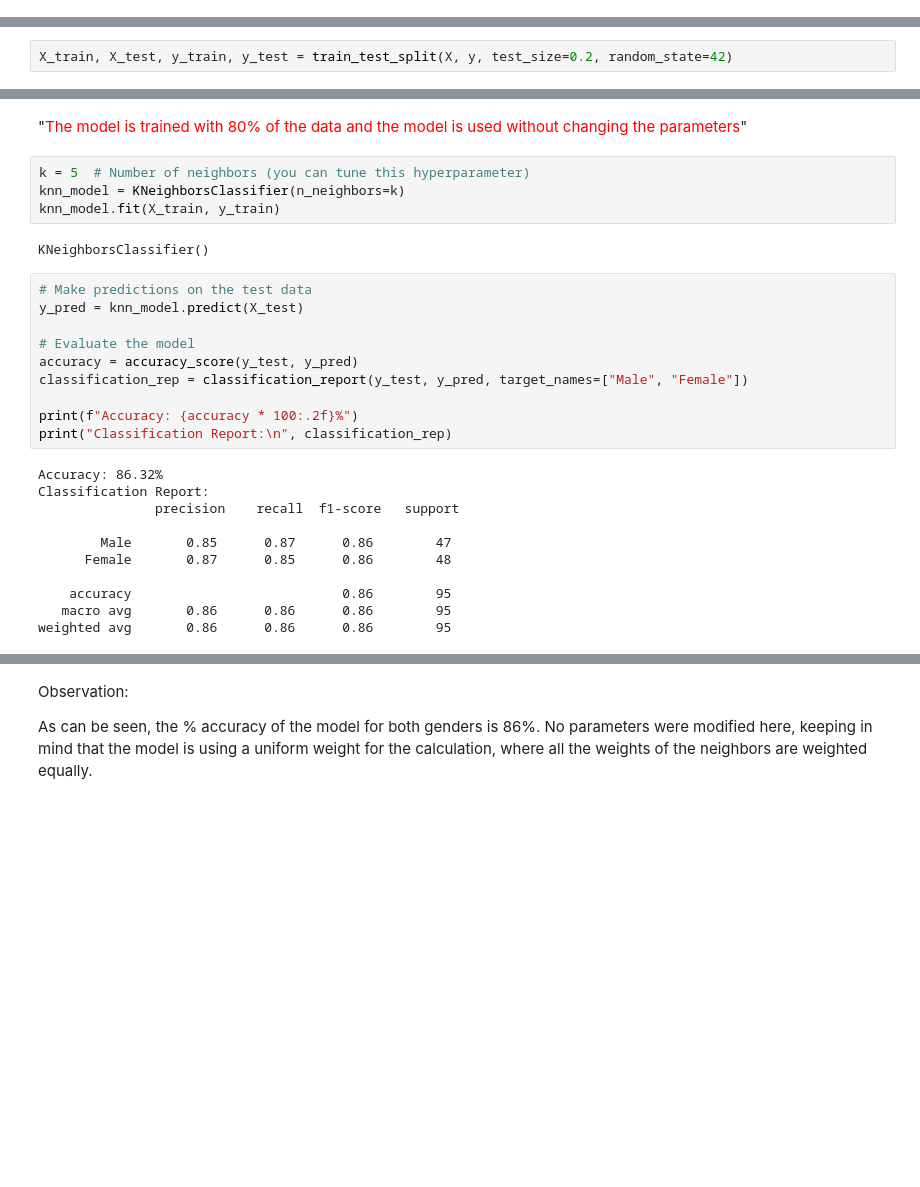
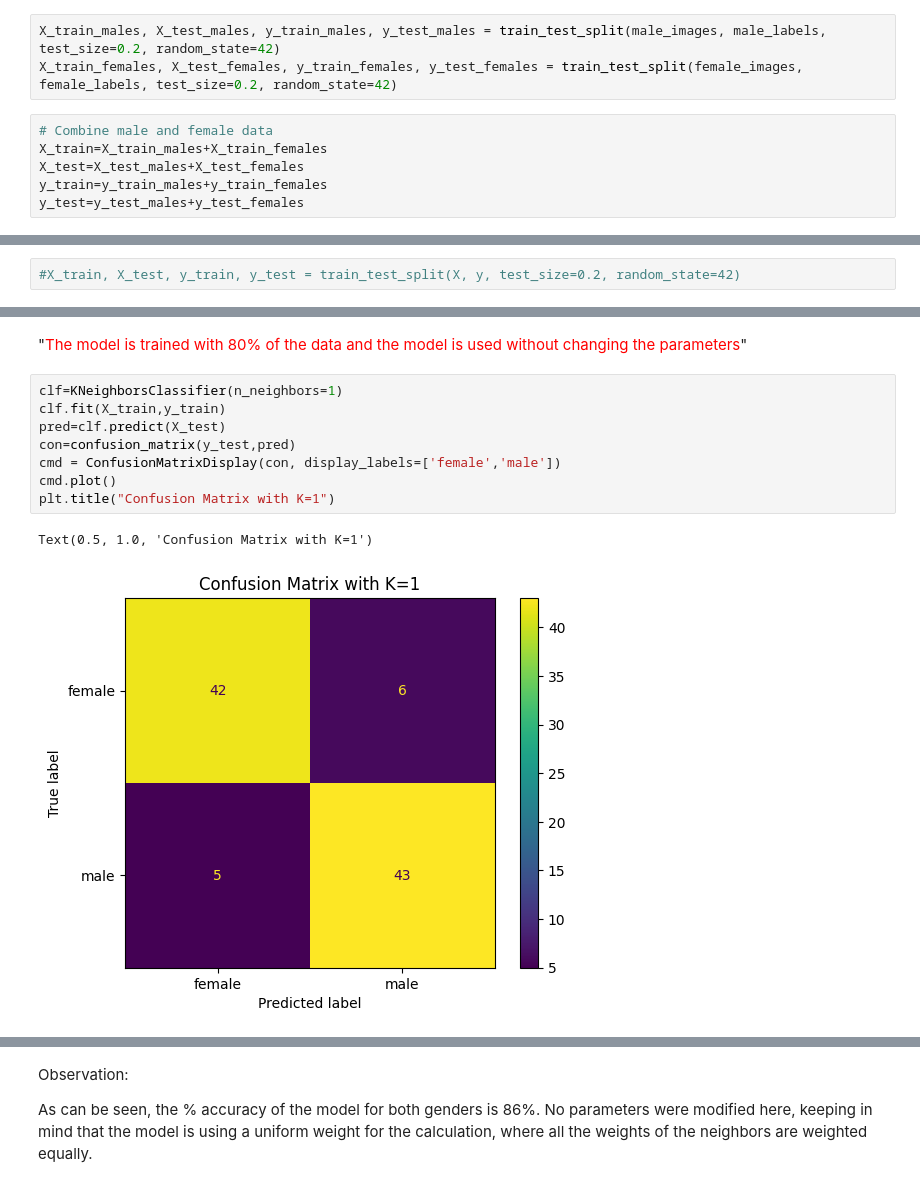
Before and after one commit to maestria-ds-eafit/Algebra_Taller1_Sebastian_David, a Jupyter notebook: Taller1_genderClasification2.ipynb, the cells around one changed output, grey strips where cells are left out. Drawn from its saved outputs; the diff is of its cells as text; blank space fills up the shorter version.

```diff
--- a/Taller1_genderClasification2.ipynb
+++ b/Taller1_genderClasification2.ipynb
@@ -37,2 +39,11 @@ y = male_labels + female_labels
+# %%
+X_train_males, X_test_males, y_train_males, y_test_males = train_test_split(male_images, male_labels, test_size=0.2, random_state=42)
+X_train_females, X_test_females, y_train_females, y_test_females = train_test_split(female_images, female_labels, test_size=0.2, random_state=42)
+# %%
+# Combine male and female data
+X_train=X_train_males+X_train_females
+X_test=X_test_males+X_test_females
+y_train=y_train_males+y_train_females
+y_test=y_test_males+y_test_females
 # %% [markdown]
 The information is divided to train the model and test it
@@ -39,3 +52,3 @@ The information is divided to train the model and test it
 # %%
-X_train, X_test, y_train, y_test = train_test_split(X, y, test_size=0.2, random_state=42)
+#X_train, X_test, y_train, y_test = train_test_split(X, y, test_size=0.2, random_state=42)
 # %%
@@ -48,30 +61,14 @@ print(len(X_train))
 Choose the best K
 # %% [markdown]
 "<font color="red">The model is trained with 80% of the data and the model is used without changing the parameters</font>"
-# %%
-k = 5  # Number of neighbors (you can tune this hyperparameter)
-knn_model = KNeighborsClassifier(n_neighbors=k)
-knn_model.fit(X_train, y_train)
-# %% [output]
-KNeighborsClassifier()
-# %%
-# Make predictions on the test data
-y_pred = knn_model.predict(X_test)
-
-# Evaluate the model
-accuracy = accuracy_score(y_test, y_pred)
-classification_rep = classification_report(y_test, y_pred, target_names=["Male", "Female"])
-
-print(f"Accuracy: {accuracy * 100:.2f}%")
-print("Classification Report:\n", classification_rep)
-# %% [output]
-Accuracy: 86.32%
-Classification Report:
-               precision    recall  f1-score   support
-
-        Male       0.85      0.87      0.86        47
-      Female       0.87      0.85      0.86        48
-
-    accuracy                           0.86        95
-   macro avg       0.86      0.86      0.86        95
-weighted avg       0.86      0.86      0.86        95
+# %%
+clf=KNeighborsClassifier(n_neighbors=1)
+clf.fit(X_train,y_train)
+pred=clf.predict(X_test)
+con=confusion_matrix(y_test,pred)
+cmd = ConfusionMatrixDisplay(con, display_labels=['female','male'])
+cmd.plot()
+plt.title("Confusion Matrix with K=1")
+# %% [output]
+Text(0.5, 1.0, 'Confusion Matrix with K=1')
+[figure, added]
```
Also changed, not shown: parts of 22 cells of this notebook, 2 other files.
